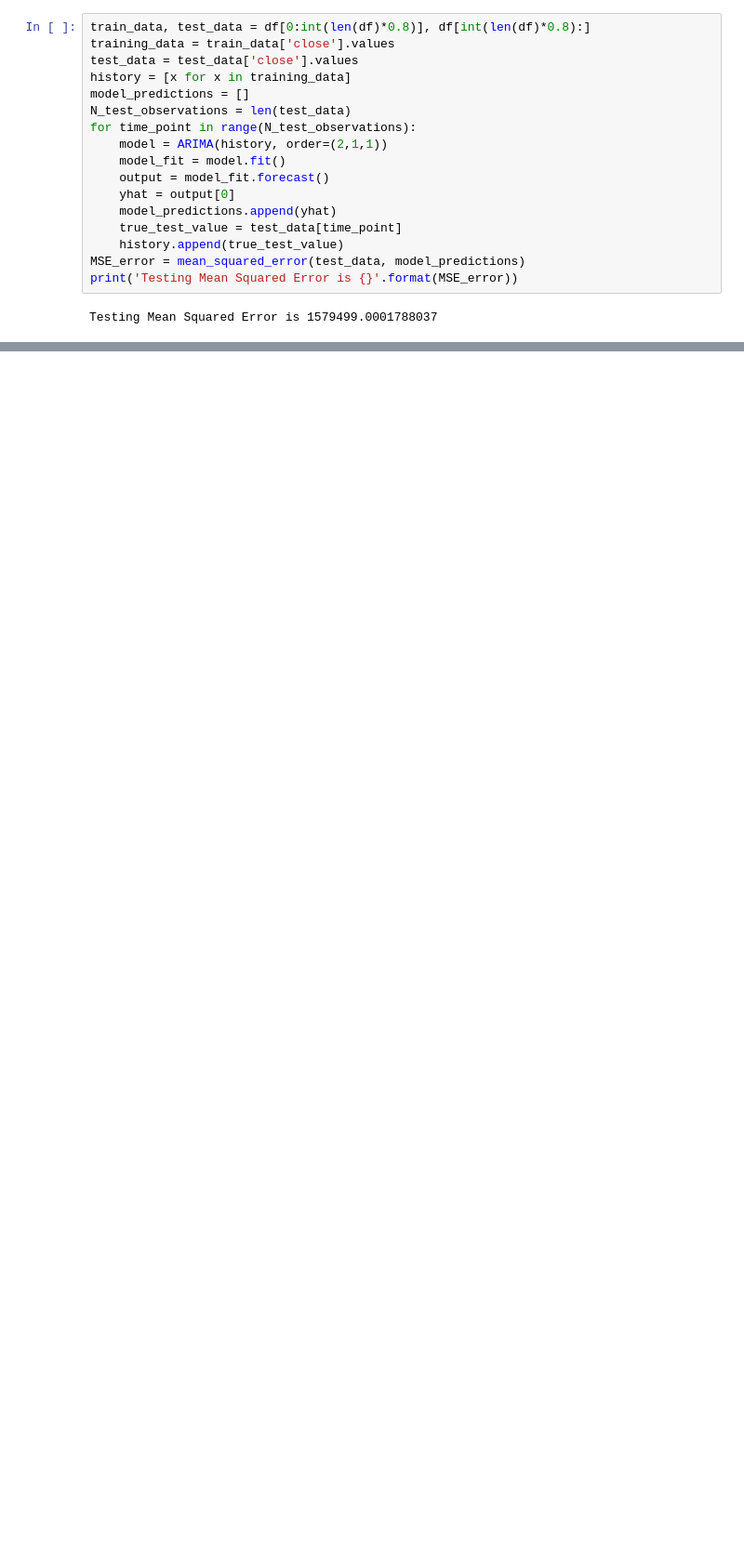
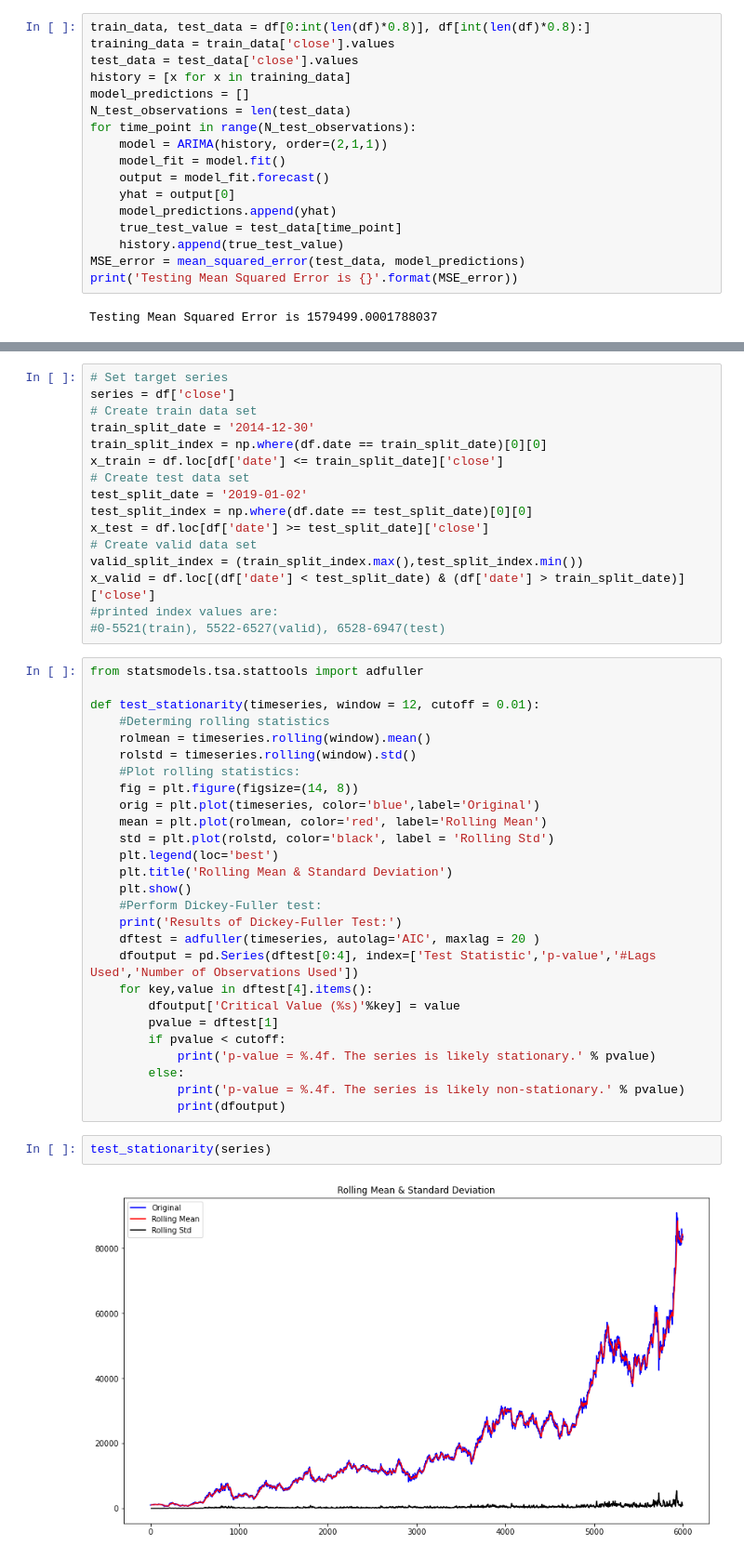
Before and after one commit to ho9science/lowSugar, a Jupyter notebook: sucrose/example_arima.ipynb, the cells around one changed output, grey strips where cells are left out. Shown at 93% size. Cells and saved outputs as stored; diff of their text form; blank space fills up the shorter version.

```diff
--- a/sucrose/example_arima.ipynb
+++ b/sucrose/example_arima.ipynb
@@ -249,0 +270,47 @@ plt.show()
+# %%
+# Set target series
+series = df['close']
+# Create train data set
+train_split_date = '2014-12-30'
+train_split_index = np.where(df.date == train_split_date)[0][0]
+x_train = df.loc[df['date'] <= train_split_date]['close']
+# Create test data set
+test_split_date = '2019-01-02'
+test_split_index = np.where(df.date == test_split_date)[0][0]
+x_test = df.loc[df['date'] >= test_split_date]['close']
+# Create valid data set
+valid_split_index = (train_split_index.max(),test_split_index.min())
+x_valid = df.loc[(df['date'] < test_split_date) & (df['date'] > train_split_date)]['close']
+#printed index values are:
+#0-5521(train), 5522-6527(valid), 6528-6947(test)
+# %%
+from statsmodels.tsa.stattools import adfuller
+
+def test_stationarity(timeseries, window = 12, cutoff = 0.01):
+    #Determing rolling statistics
+    rolmean = timeseries.rolling(window).mean()
+    rolstd = timeseries.rolling(window).std()
+    #Plot rolling statistics:
+    fig = plt.figure(figsize=(14, 8))
+    orig = plt.plot(timeseries, color='blue',label='Original')
+    mean = plt.plot(rolmean, color='red', label='Rolling Mean')
+    std = plt.plot(rolstd, color='black', label = 'Rolling Std')
+    plt.legend(loc='best')
+    plt.title('Rolling Mean & Standard Deviation')
+    plt.show()
+    #Perform Dickey-Fuller test:
+    print('Results of Dickey-Fuller Test:')
+    dftest = adfuller(timeseries, autolag='AIC', maxlag = 20 )
+    dfoutput = pd.Series(dftest[0:4], index=['Test Statistic','p-value','#Lags Used','Number of Observations Used'])
+    for key,value in dftest[4].items():
+        dfoutput['Critical Value (%s)'%key] = value
+        pvalue = dftest[1]
+        if pvalue < cutoff:
+            print('p-value = %.4f. The series is likely stationary.' % pvalue)
+        else:
+            print('p-value = %.4f. The series is likely non-stationary.' % pvalue)
+            print(dfoutput)
+# %%
+test_stationarity(series)
+# %% [output]
+[figure, added]
```
Also changed, not shown: parts of 6 cells of this notebook.
